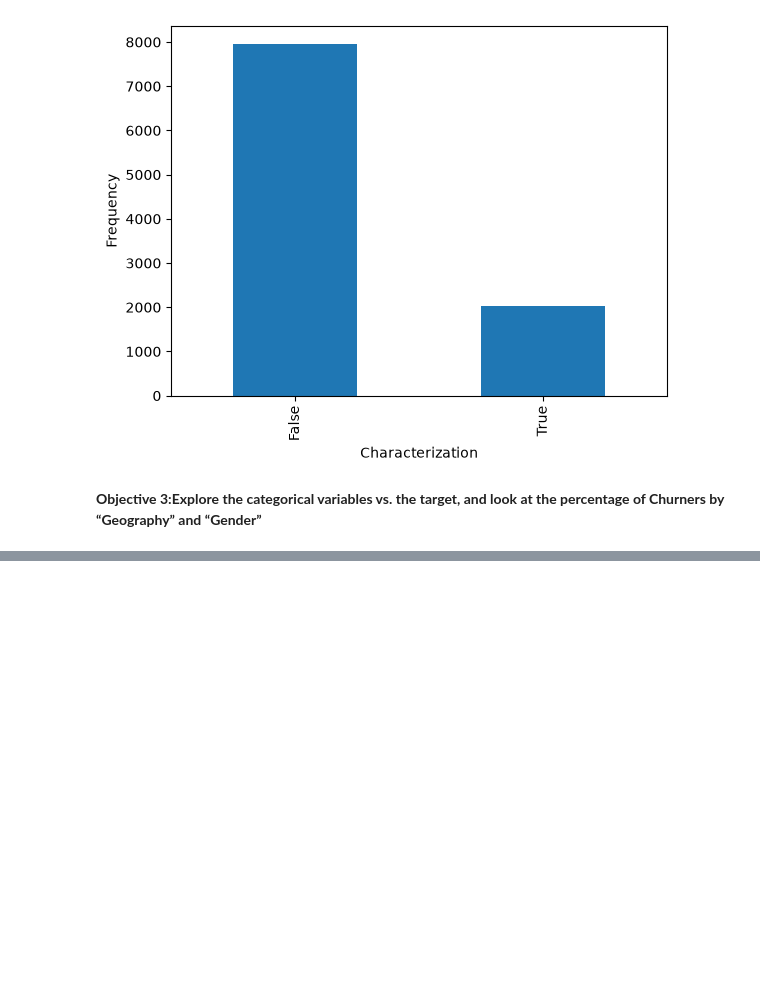
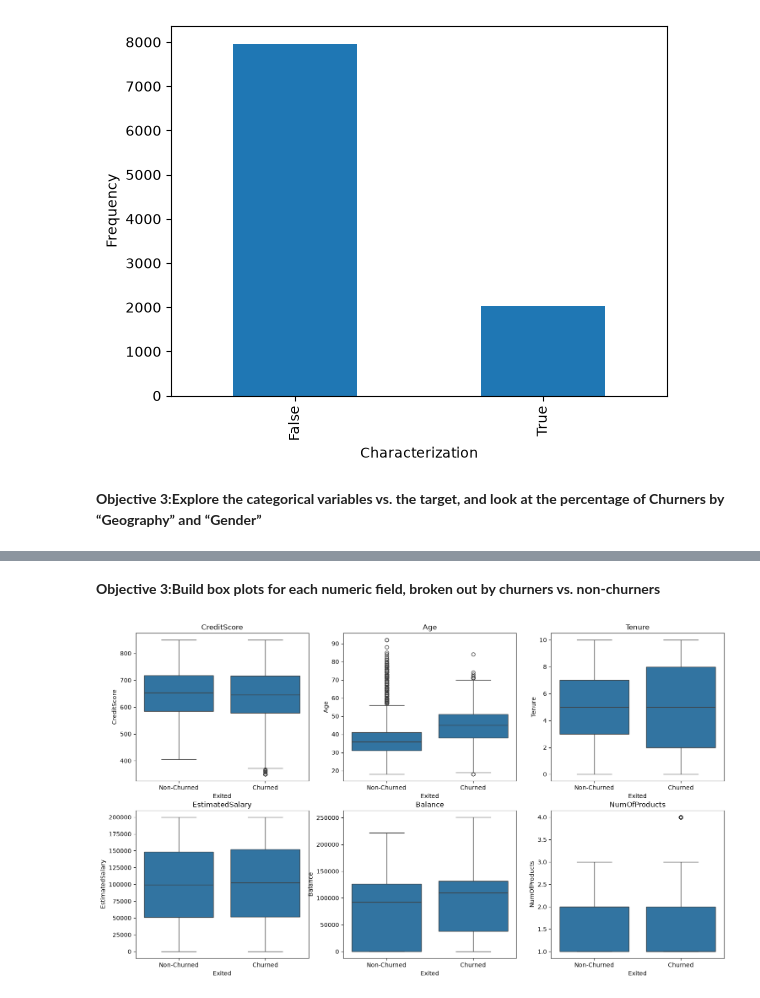
Before and after one commit to iliyanHHabibo/Bank-Customer-Churn, a Jupyter notebook: Bank_churn.ipynb, the cells around one changed output, grey strips where cells are left out. Saved outputs shown, nothing was run; the diff lists cells and outputs as text; code cells hidden in the pictures; blank space fills up the shorter version.

Commit message:
only missing the last step in objective 3

```diff
--- a/Bank_churn.ipynb
+++ b/Bank_churn.ipynb
@@ -161,0 +156,19 @@ Name: count, Length: 810, dtype: int64
+# %% [markdown]
+__Objective 3:Build box plots for each numeric field, broken out by churners vs. non-churners__
+# %%
+#Numeric fields: CreditScore, Age, Tenure, EstimatedSalary, Balance, NumOfProducts
+#for a box plot , I need to calculate the min, Q1 (lower quartile), median, Q3 (upper quartile) and max. though i think the box plot does this itself
+
+numeric_fields = ['CreditScore', 'Age', 'Tenure', 'EstimatedSalary', 'Balance', 'NumOfProducts']
+
+#creating 2x3 subplot
+fig, axs = plt.subplots(2,3, figsize=(18,10))
+axs = axs.flatten()
+for idx, col in enumerate(numeric_fields):
+        sns.boxplot(left_join_info, x='Exited', y=numeric_fields[idx], ax=axs[idx])
+        axs[idx].set_xticklabels(['Non-Churned','Churned'])
+        axs[idx].set_title(numeric_fields[idx])
+
+plt.show()
+# %% [output]
+[figure, added]
```
Also changed, not shown: parts of 2 cells of this notebook.
